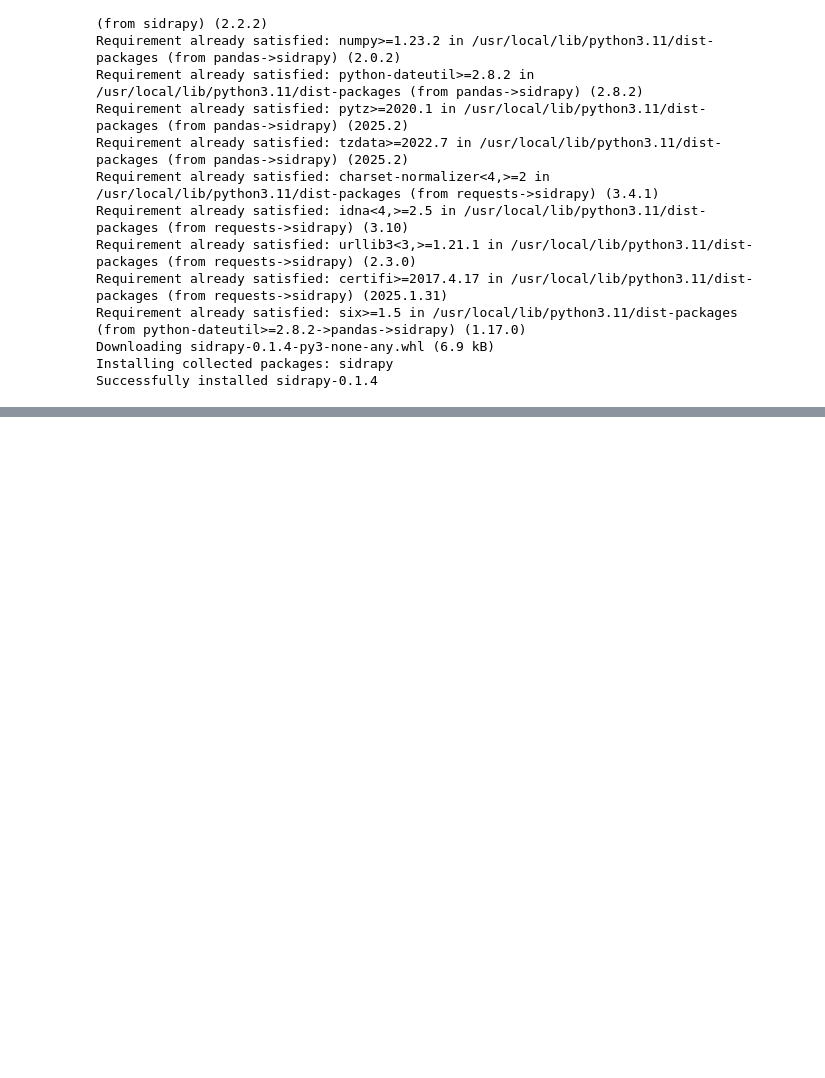
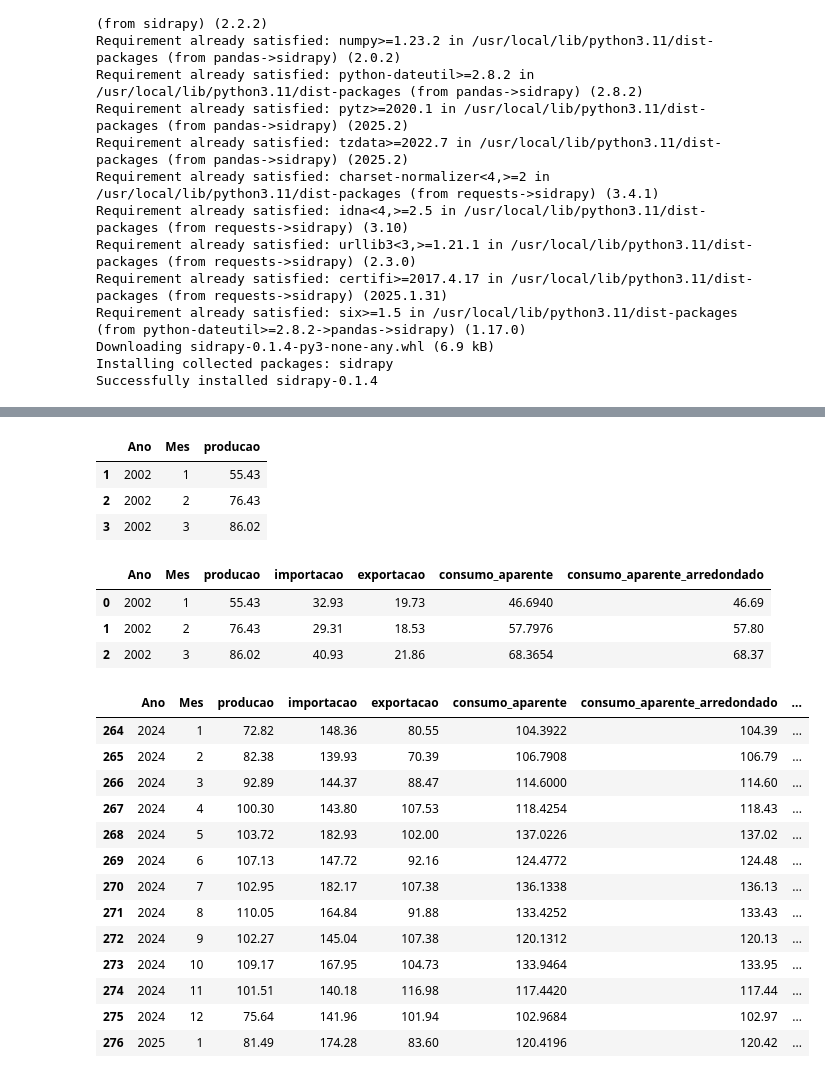
Before and after one commit to amiltonmendes/consumo-aparente, a Jupyter notebook: Cálculo de consumo nacional aparente.ipynb, the cells around one changed output, grey strips where cells are left out. Cells and saved outputs as stored; diff of their text form; code cells hidden in the pictures; blank space fills up the shorter version.

```diff
--- a/Cálculo de consumo nacional aparente.ipynb
+++ b/Cálculo de consumo nacional aparente.ipynb
@@ -160,0 +258,70 @@ df.head()
+# %%
+
+producao['Mês (Código)'] = producao['Mês (Código)'].astype(str)
+producao['Ano'] = producao['Mês (Código)'].str[:4]
+producao['Mes'] = producao['Mês (Código)'].str[4:]
+
+producao['Ano'] = producao['Ano'].astype(int)
+producao['Mes'] = producao['Mes'].astype(int)
+
+producao = producao[['Ano','Mes','Valor']]
+producao = producao.rename(columns={'Valor' : 'producao'})
+
+producao['producao'] = producao['producao'].astype(float)
+producao['producao'] = producao['producao'].round(2)
+producao.head(3)
+# %% [output]
+|  | Ano | Mes | producao |
+| 1 | 2002 | 1 | 55.43 |
+| 2 | 2002 | 2 | 76.43 |
+| 3 | 2002 | 3 | 86.02 |
+# %%
+producao['Mês (Código)'] = producao['Mês (Código)'].astype(str)
+producao['Ano'] = producao['Mês (Código)'].str[:4]
+producao['Mes'] = producao['Mês (Código)'].str[4:]
+
+producao['Ano'] = producao['Ano'].astype(int)
+producao['Mes'] = producao['Mes'].astype(int)
+
+producao = producao[['Ano','Mes','Valor']]
+producao = producao.rename(columns={'Valor' : 'producao'})
+
+producao['producao'] = producao['producao'].astype(float)
+producao['producao'] = producao['producao'].round(2)
+
+
+producao = producao.merge(dados_importacao_farmacos,how='inner',on=['Ano','Mes']).merge(dados_exportacao_farmacos,how='inner',on=['Ano','Mes'])
+
+producao['producao'] = producao['producao'].astype(float)
+producao['importacao'] = producao['importacao'].astype(float)
+producao['exportacao'] = producao['exportacao'].astype(float)
+
+producao['consumo_aparente'] = producao['producao']*peso_producao - producao['exportacao']*peso_exportacao + producao['importacao']*peso_importacao
+# %%
+producao['consumo_aparente_arredondado'] = producao['consumo_aparente'].round(2)
+producao.head(3)
+# %% [output]
+|  | Ano | Mes | producao | importacao | exportacao | consumo_aparente | consumo_aparente_arredondado |
+| 0 | 2002 | 1 | 55.43 | 32.93 | 19.73 | 46.6940 | 46.69 |
+| 1 | 2002 | 2 | 76.43 | 29.31 | 18.53 | 57.7976 | 57.80 |
+| 2 | 2002 | 3 | 86.02 | 40.93 | 21.86 | 68.3654 | 68.37 |
+# %%
+#calcular a variação do ano anterior, ou seja, 12 meses antes do mês de referência
+producao['consumo_aparente_12_meses_arredondado'] = producao['consumo_aparente_arredondado'].shift(12)
+producao['variacao_consumo_aparente_arredondado'] = ((producao['consumo_aparente_arredondado']/producao['consumo_aparente_12_meses_arredondado'])-1)*100
+producao.tail(13)
+# %% [output]
+|  | Ano | Mes | producao | importacao | exportacao | consumo_aparente | consumo_aparente_arredondado | ... |
+| 264 | 2024 | 1 | 72.82 | 148.36 | 80.55 | 104.3922 | 104.39 | ... |
+| 265 | 2024 | 2 | 82.38 | 139.93 | 70.39 | 106.7908 | 106.79 | ... |
+| 266 | 2024 | 3 | 92.89 | 144.37 | 88.47 | 114.6000 | 114.60 | ... |
+| 267 | 2024 | 4 | 100.30 | 143.80 | 107.53 | 118.4254 | 118.43 | ... |
+| 268 | 2024 | 5 | 103.72 | 182.93 | 102.00 | 137.0226 | 137.02 | ... |
+| 269 | 2024 | 6 | 107.13 | 147.72 | 92.16 | 124.4772 | 124.48 | ... |
+| 270 | 2024 | 7 | 102.95 | 182.17 | 107.38 | 136.1338 | 136.13 | ... |
+| 271 | 2024 | 8 | 110.05 | 164.84 | 91.88 | 133.4252 | 133.43 | ... |
+| 272 | 2024 | 9 | 102.27 | 145.04 | 107.38 | 120.1312 | 120.13 | ... |
+| 273 | 2024 | 10 | 109.17 | 167.95 | 104.73 | 133.9464 | 133.95 | ... |
+| 274 | 2024 | 11 | 101.51 | 140.18 | 116.98 | 117.4420 | 117.44 | ... |
+| 275 | 2024 | 12 | 75.64 | 141.96 | 101.94 | 102.9684 | 102.97 | ... |
+| 276 | 2025 | 1 | 81.49 | 174.28 | 83.60 | 120.4196 | 120.42 | ... |
```
Also changed, not shown: parts of 29 cells of this notebook.
